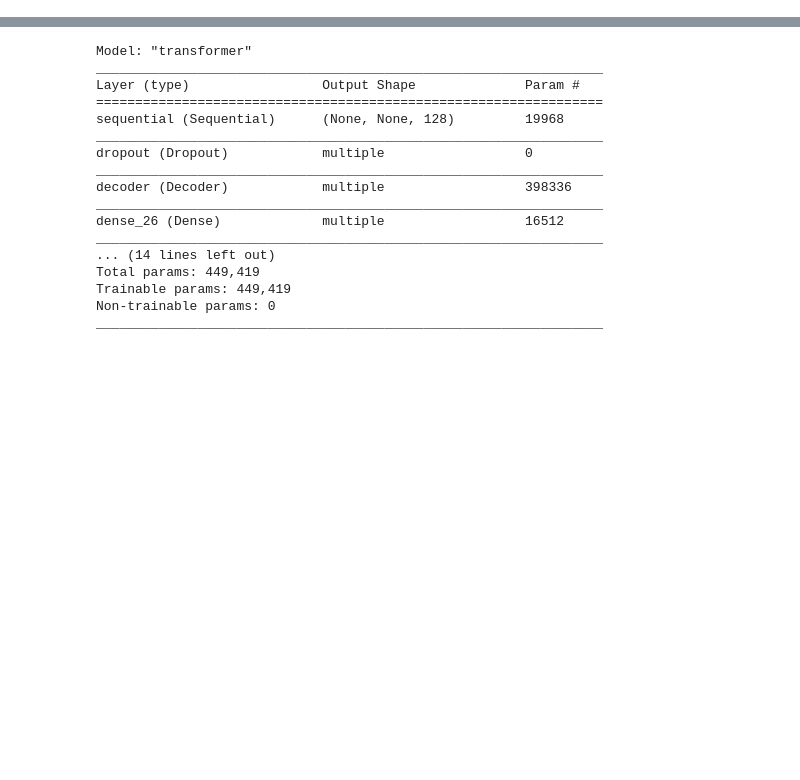
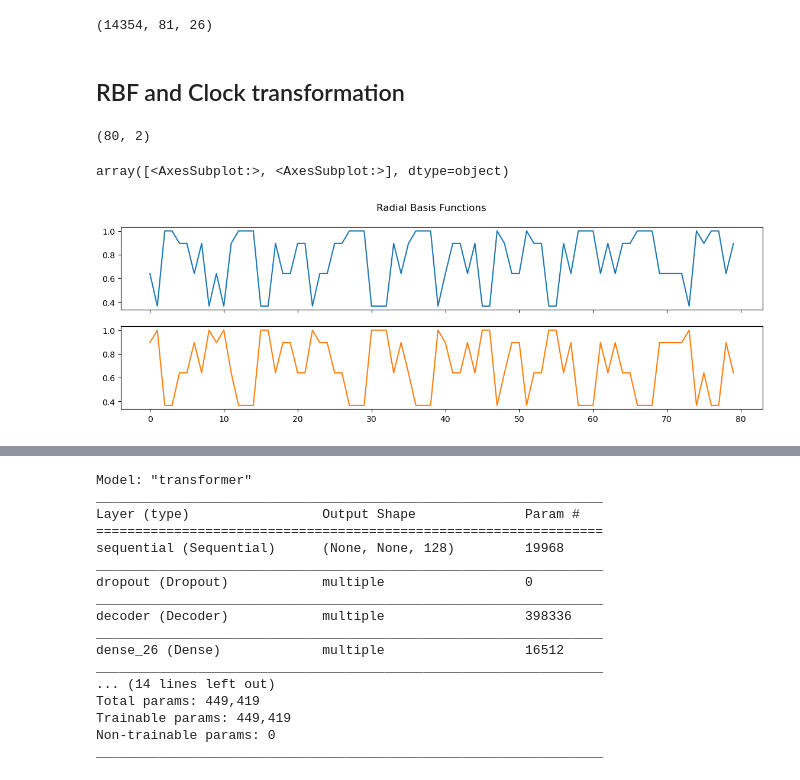
Before and after one commit to Hamideh-Mehri/Banksformer, a Jupyter notebook: Test.ipynb, the cells around one changed output, grey strips where cells are left out. Saved outputs shown, nothing was run; the diff lists cells and outputs as text; code cells hidden in the pictures; blank space fills up the shorter version.

```diff
--- a/Test.ipynb
+++ b/Test.ipynb
@@ -13,17 +14,19 @@ pd.set_option('display.max_rows', 80)
 # %%
 raw_data = pd.read_csv('../DATA/tr_by_acct_w_age.csv')
-data, LOG_AMOUNT_SCALE, TD_SCALE,ATTR_SCALE, START_DATE, TCODE_TO_NUM, NUM_TO_TCODE = preprocess_data_czech(raw_data)
-data2 = data[['account_id','age','age_sc', 'tcode', 'tcode_num', 'datetime', 'month', 'dow', 'day','td', 'dtme', 'log_amount','log_amount_sc','td_sc']]
+data, LOG_AMOUNT_SCALE, TD_SCALE,ATTR_SCALE, START_DATE, field_mappings= preprocess_data_czech(raw_data)
+data2 = data[['account_id','age','age_sc', 'tcode', 'tcode_num', 'datetime', 'month', 'dow', 'day','td', 'dtme', 'log_amount','log_amount_sc','td_sc',
+                'type_num', 'operation_num', 'k_symbol_num']]
+#data2 = data[['account_id', 'tcode_num', 'age_sc']]
 df= data2.copy()
 
-n_tcodes = len(TCODE_TO_NUM)
 
-info = FieldInfo(n_tcodes)
+fieldinfo = FieldInfo('banksformer')
+#info = FIELD_INFO_TCODE()
 
 max_seq_len = 80
 min_seq_len = 20
-df_test = df[:10]
-encoder = TensorEncoder(df, info, max_seq_len, min_seq_len)
+
+encoder = TensorEncoder(df, fieldinfo, max_seq_len, min_seq_len)
 # %%
 encoder.encode()
 # %% [output]
@@ -74,0 +157,35 @@ info.FIELD_DIMS_IN, info.FIELD_DIMS_NET, info.FIELD_DIMS_TAR
+# %%
+encoder.inp_tensor.shape
+# %% [output]
+(14354, 81, 26)
+# %% [markdown]
+## RBF and Clock transformation
+# %%
+def bulk_encode_time_value(val, max_val):
+    x = np.sin(2 * np.pi / max_val * val)
+    y = np.cos(2 * np.pi / max_val * val)
+    return np.stack([x, y], axis=1)
+df_1 = df[df['account_id'] == 1].iloc[:80]
+df_1['dow']
+data_clock = bulk_encode_time_value(df_1['dow'], 7)
+data_clock
+# %%
+from sklego.preprocessing import RepeatingBasisFunction
+rbf = RepeatingBasisFunction(n_periods=2,
+                         	column="dow",
+                         	input_range=(0,6),
+                         	remainder="drop")
+rbf.fit(df)
+data_rbf = rbf.transform(df_1)
+# %%
+data_rbf.shape
+# %% [output]
+(80, 2)
+# %%
+dow_rbf = pd.DataFrame(index = df_1.index, data=data_rbf)
+dow_rbf.plot(subplots=True, figsize=(14, 4),
+     	sharex=True, title="Radial Basis Functions",
+     	legend=False)
+# %% [output]
+array([<AxesSubplot:>, <AxesSubplot:>], dtype=object)
+[figure, added]
```
Also changed, not shown: parts of 76 cells of this notebook, 27 other files.
